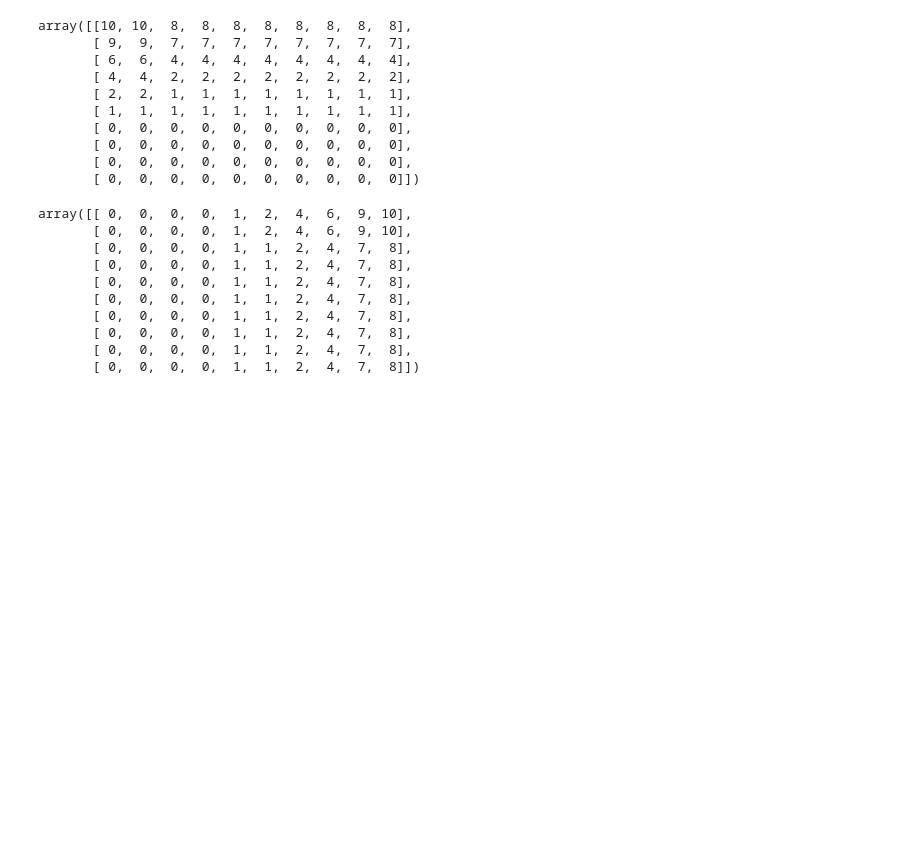
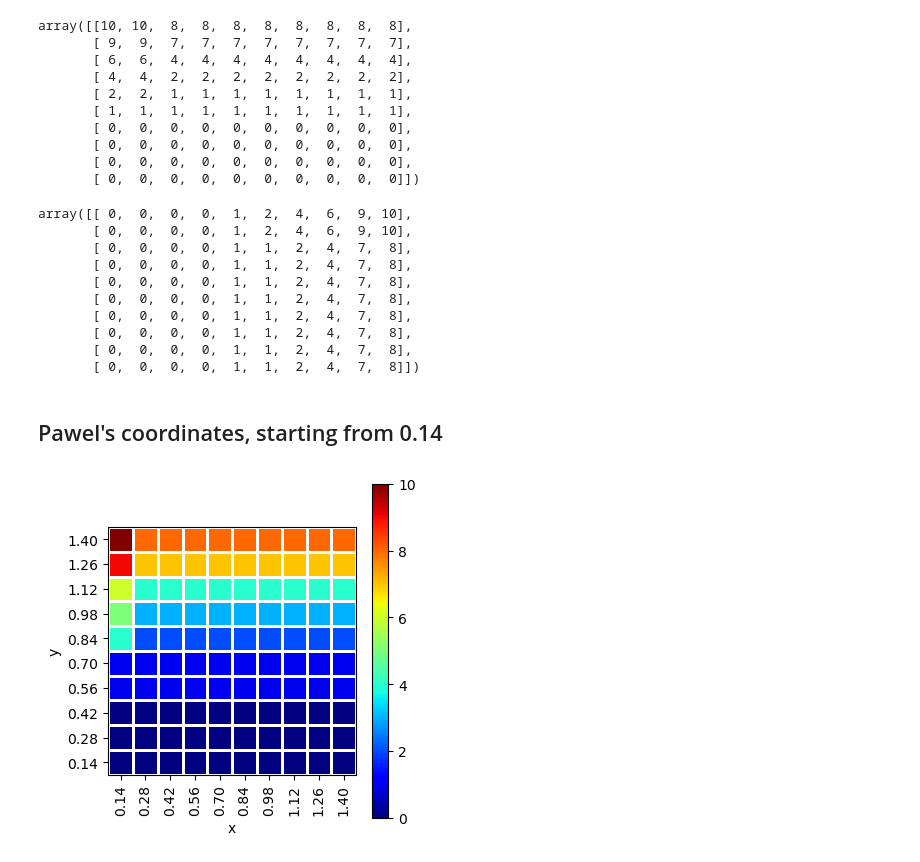
Before and after one commit to dgurnari/bifiltration-sandbox, a Jupyter notebook: test.ipynb, the cells around one changed output. Saved outputs shown, nothing was run; the diff lists cells and outputs as text; code cells hidden in the pictures; blank space fills up the shorter version.

Commit message:
added pawel's grid

```diff
--- a/test.ipynb
+++ b/test.ipynb
@@ -51,8 +53,8 @@ Compute the discretized ECP on a regular grid
 # %%
-MIN_X = 0
+MIN_X = 0.00
 MAX_X = 1.4
 
-MIN_Y = 0
+MIN_Y = 0.00
 MAX_Y = 1.4
 
 INCLUDE_ENDPOINT = True  # whether to include MAX value in the grid
@@ -130,3 +132,59 @@ array([[ 0,  0,  0,  0,  1,  2,  4,  6,  9, 10],
        [ 0,  0,  0,  0,  1,  1,  2,  4,  7,  8],
        [ 0,  0,  0,  0,  1,  1,  2,  4,  7,  8],
        [ 0,  0,  0,  0,  1,  1,  2,  4,  7,  8]])
+# %% [markdown]
+## Pawel's coordinates, starting from 0.14
+# %%
+MIN_X = 0.14
+MAX_X = 1.4
+
+MIN_Y = 0.14
+MAX_Y = 1.4
+
+INCLUDE_ENDPOINT = True  # whether to include MAX value in the grid
+
+GRIDSIZE = (10, 10)
+
+## initializing matrix
+M = np.zeros(GRIDSIZE, dtype=int)
+
+# computing
+for i, x in enumerate(
+    np.linspace(start=MIN_X, stop=MAX_X, num=GRIDSIZE[0], endpoint=INCLUDE_ENDPOINT)
+):
+    for j, y in enumerate(
+        np.linspace(start=MIN_Y, stop=MAX_Y, num=GRIDSIZE[1], endpoint=INCLUDE_ENDPOINT)
+    ):
+        M[j, i] = EC_at_bifiltration(contributions_list, x, y)
+
+fig, ax = plt.subplots(1, 1, figsize=(4, 4))
+im = ax.pcolormesh(M, edgecolors="w", linewidth=1, cmap="jet")
+
+ax.set_xlabel("x")
+ax.set_xticks(
+    [i + 0.5 for i in range(GRIDSIZE[0])],
+    [
+        "{:.2f}".format(l)
+        for l in np.linspace(
+            start=MIN_X, stop=MAX_X, num=GRIDSIZE[0], endpoint=INCLUDE_ENDPOINT
+        )
+    ],
+    rotation=90,
+)
+
+ax.set_ylabel("y")
+ax.set_yticks(
+    [i + 0.5 for i in range(GRIDSIZE[1])],
+    [
+        "{:.2f}".format(l)
+        for l in np.linspace(
+            start=MIN_Y, stop=MAX_Y, num=GRIDSIZE[1], endpoint=INCLUDE_ENDPOINT
+        )
+    ],
+)
+plt.colorbar(im, ax=ax)
+ax.set_aspect("equal")
+plt.tight_layout()
+plt.show()
+# %% [output]
+[figure, added]
```
Also changed, not shown: parts of 3 cells of this notebook.
